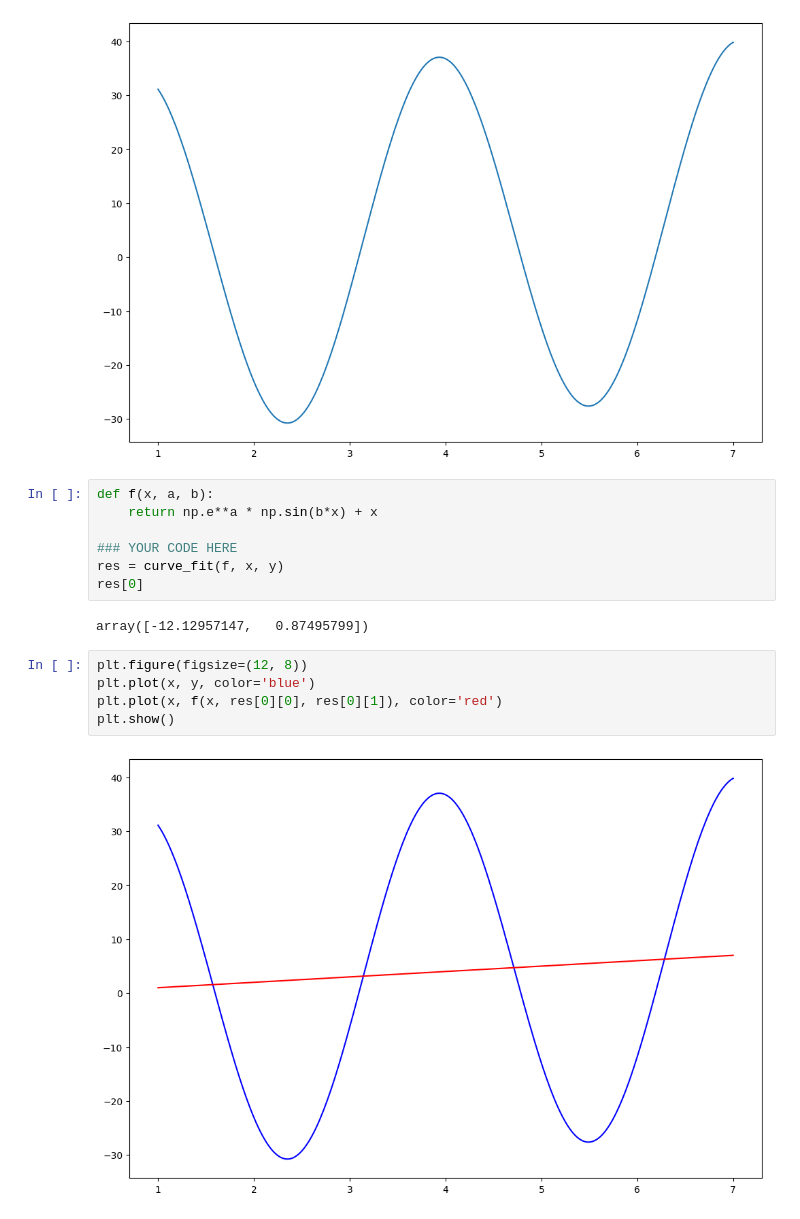
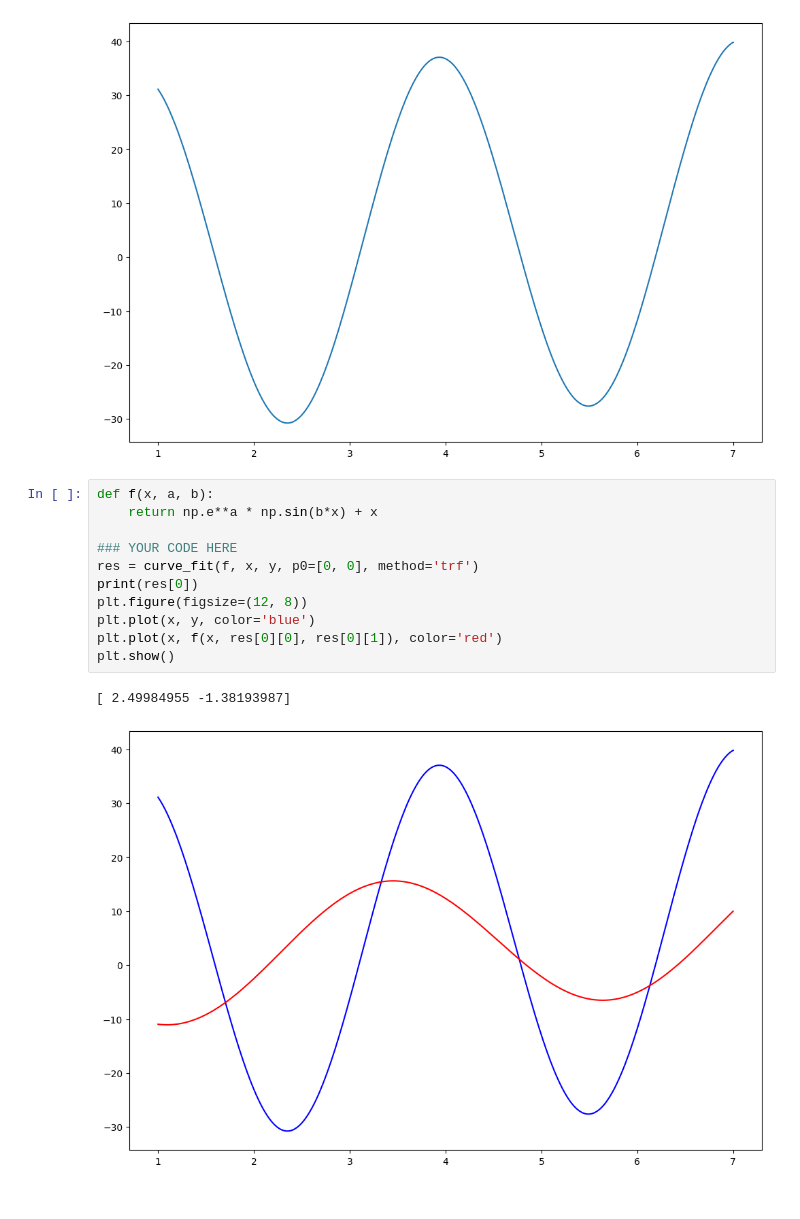
Before and after one commit to archimage-wiz/MathMDS, a Jupyter notebook: MDS-new/HW_6_upd.ipynb, the cells around one changed output. Saved outputs shown, nothing was run; the diff lists cells and outputs as text.

```diff
--- a/MDS-new/HW_6_upd.ipynb
+++ b/MDS-new/HW_6_upd.ipynb
@@ -63,16 +63,14 @@ plt.show()
 # %%
 def f(x, a, b):
     return np.e**a * np.sin(b*x) + x
 
 ### YOUR CODE HERE
-res = curve_fit(f, x, y)
-res[0]
+res = curve_fit(f, x, y, p0=[0, 0], method='trf')
+print(res[0])
+plt.figure(figsize=(12, 8))
+plt.plot(x, y, color='blue')
+plt.plot(x, f(x, res[0][0], res[0][1]), color='red')
+plt.show()
 # %% [output]
-array([-12.12957147,   0.87495799])
+[ 2.49984955 -1.38193987]
+[figure, added]
-# %%
-plt.figure(figsize=(12, 8))
-plt.plot(x, y, color='blue')
-plt.plot(x, f(x, res[0][0], res[0][1]), color='red')
-plt.show()
-# %% [output]
-[figure, removed]
```
Also changed, not shown: parts of 3 cells of this notebook.
